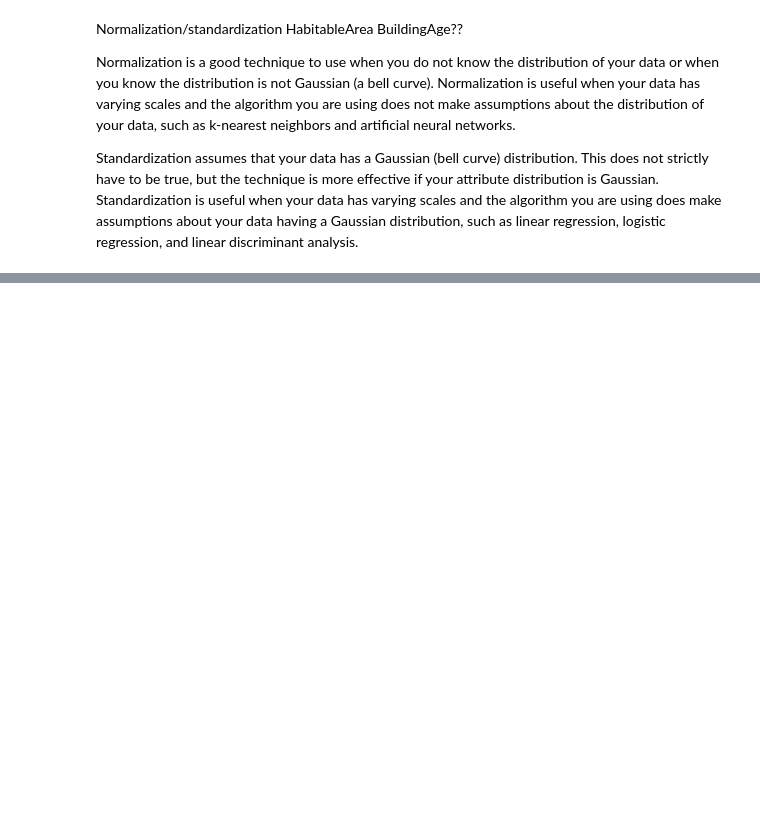
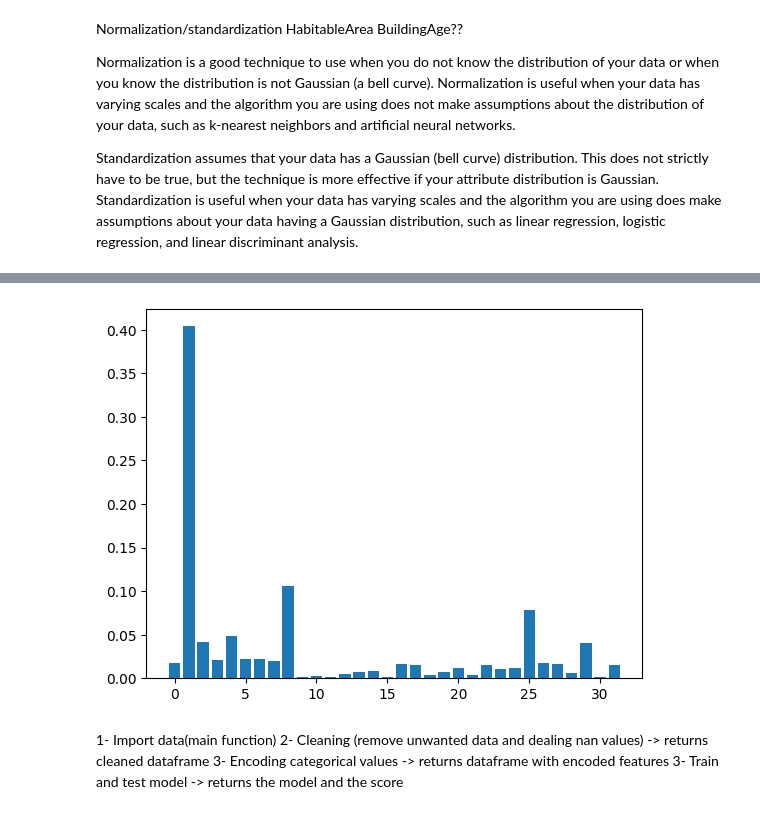
Before and after one commit to Genet-Abay/real-estate-price-prediction, a Jupyter notebook: data_analysis/data_analysis.ipynb, the cells around one changed output, grey strips where cells are left out. Cells and saved outputs as stored; diff of their text form; code cells hidden in the pictures; blank space fills up the shorter version.

```diff
--- a/data_analysis/data_analysis.ipynb
+++ b/data_analysis/data_analysis.ipynb
@@ -488,0 +445,11 @@ mt.r2_score(y_test, y_predicted)
+# %%
+importance = rforest_regr.feature_importances_
+plt.bar([x for x in range(len(importance))], importance)
+plt.show()
+# %% [output]
+[figure, added]
+# %% [markdown]
+1- Import data(main function)
+2- Cleaning (remove unwanted data and dealing nan values) -> returns cleaned dataframe
+3- Encoding categorical values -> returns dataframe with encoded features
+3- Train and test model -> returns the model and the score
```
Also changed, not shown: parts of 38 cells of this notebook, 3 other files.
